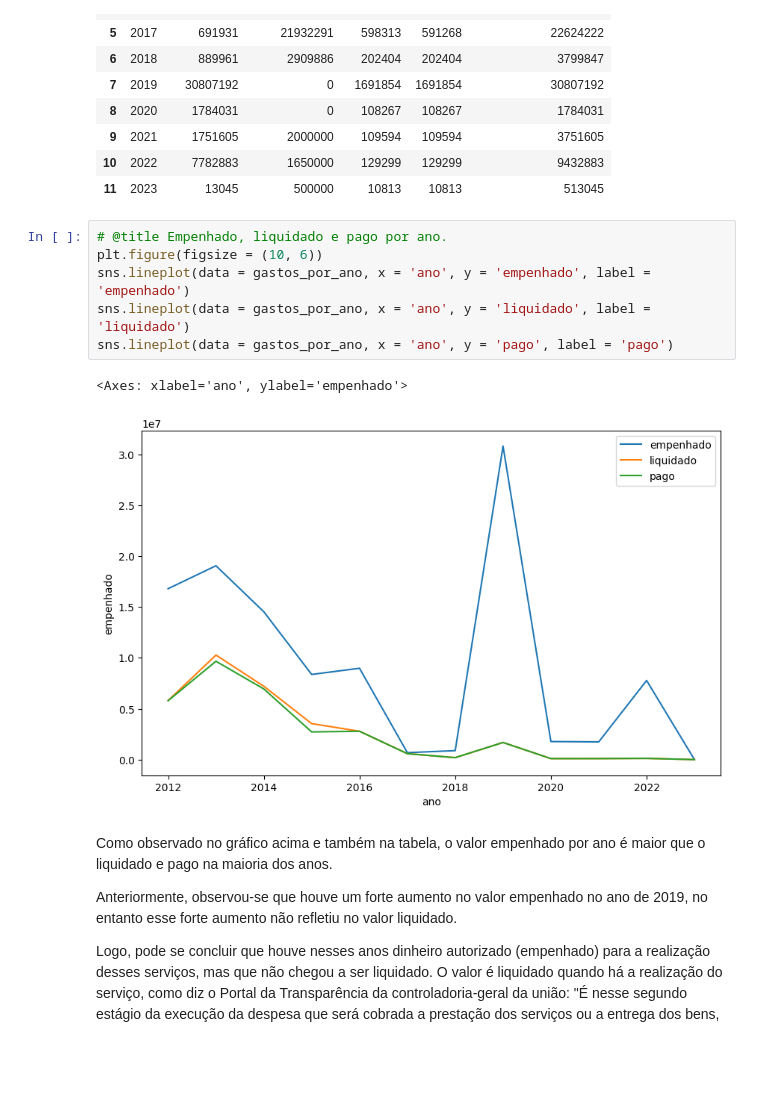
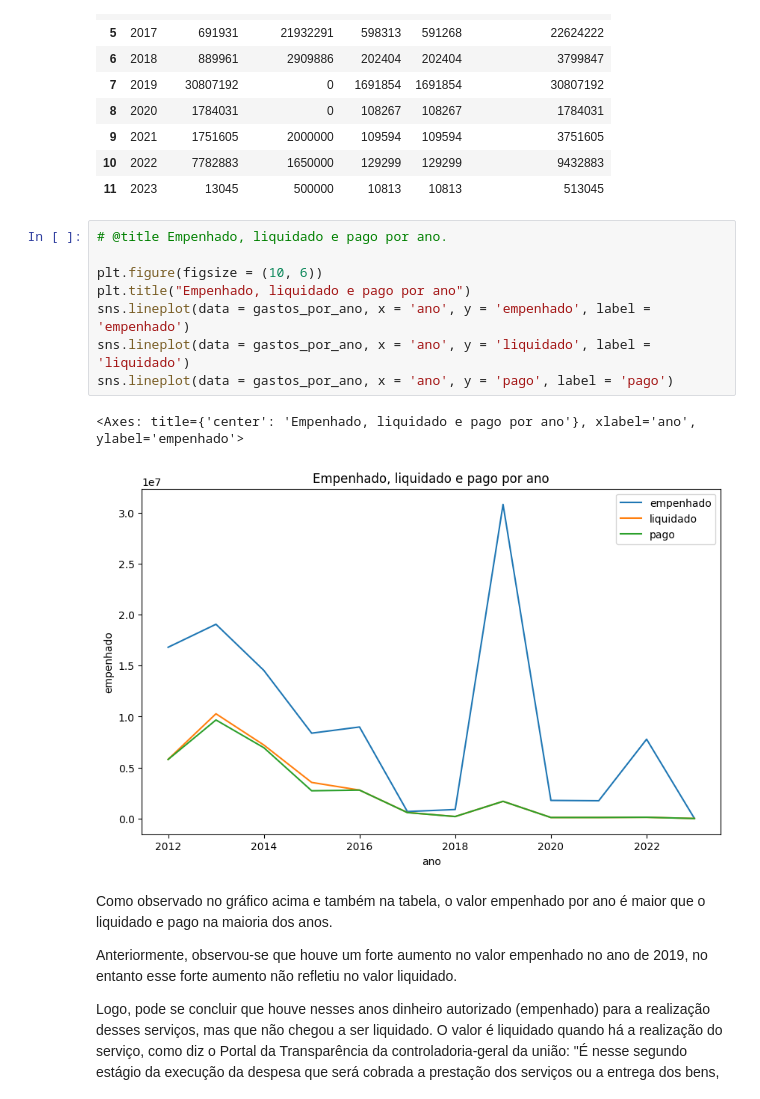
Before and after one commit to Guardians-DSC/dados, a Jupyter notebook: orcamento/notebooks/[Guardians]_Analise_Reestruturação.ipynb, the cells around one changed output. Drawn from its saved outputs; the diff is of its cells as text; blank space fills up the shorter version.

```diff
--- a/orcamento/notebooks/[Guardians]_Analise_Reestruturação.ipynb
+++ b/orcamento/notebooks/[Guardians]_Analise_Reestruturação.ipynb
@@ -381,13 +383,15 @@ gastos_por_ano
 | 11 | 2023 | 13045 | 500000 | 10813 | 10813 | 513045 |
 # %%
 # @title Empenhado, liquidado e pago por ano.
+
 plt.figure(figsize = (10, 6))
+plt.title("Empenhado, liquidado e pago por ano")
 sns.lineplot(data = gastos_por_ano, x = 'ano', y = 'empenhado', label = 'empenhado')
 sns.lineplot(data = gastos_por_ano, x = 'ano', y = 'liquidado', label = 'liquidado')
 sns.lineplot(data = gastos_por_ano, x = 'ano', y = 'pago', label = 'pago')
 # %% [output]
-<Axes: xlabel='ano', ylabel='empenhado'>
+<Axes: title={'center': 'Empenhado, liquidado e pago por ano'}, xlabel='ano', ylabel='empenhado'>
-[figure, old version]
+[figure, new version]
 # %% [markdown]
 Como observado no gráfico acima e também na tabela, o valor empenhado por ano é maior que o liquidado e pago na maioria dos anos.
 
```
Also changed, not shown: parts of 4 cells of this notebook.
